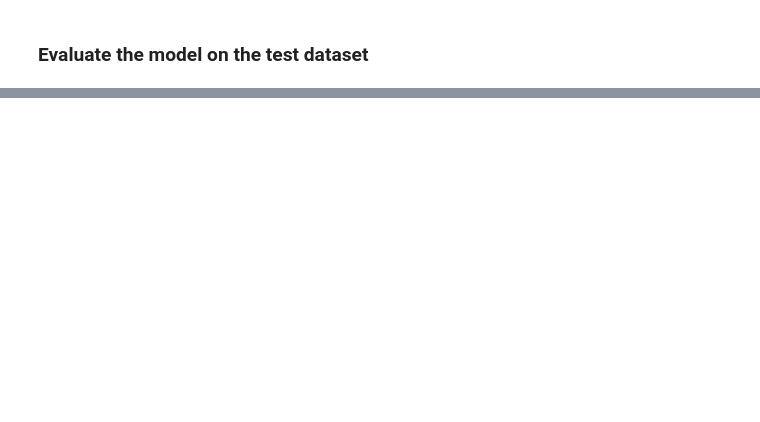
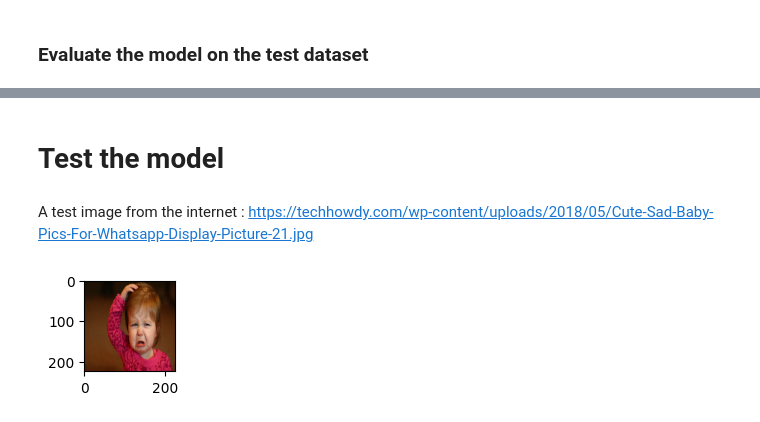
Before and after one commit to aschera/deepLearning_faceRecognition, a Jupyter notebook: Emotion_Detection_hybrid.ipynb, the cells around one changed output, grey strips where cells are left out. Cells and saved outputs as stored; diff of their text form; code cells hidden in the pictures; blank space fills up the shorter version.

```diff
--- a/Emotion_Detection_hybrid.ipynb
+++ b/Emotion_Detection_hybrid.ipynb
@@ -362,0 +470,12 @@ print("Test Accuracy:", test_accuracy)
+# %% [markdown]
+# Test the model
+# %% [markdown]
+A test image from the internet : https://techhowdy.com/wp-content/uploads/2018/05/Cute-Sad-Baby-Pics-For-Whatsapp-Display-Picture-21.jpg
+# %%
+plt.figure(figsize= (4,4))
+plt.subplot(3,3,i)
+img = load_img('sad_baby.jpg', target_size=(224, 224))
+plt.imshow(img)
+plt.show()
+# %% [output]
+[figure, added]
```
Also changed, not shown: parts of 12 cells of this notebook, 1 other file.
